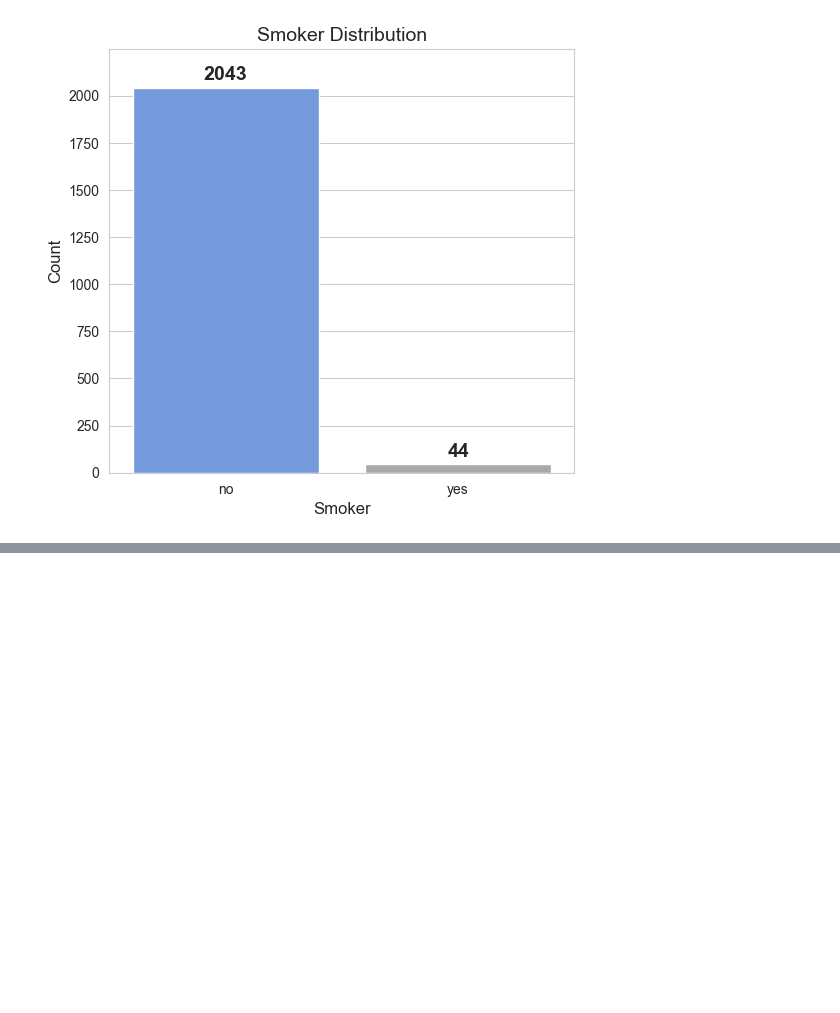
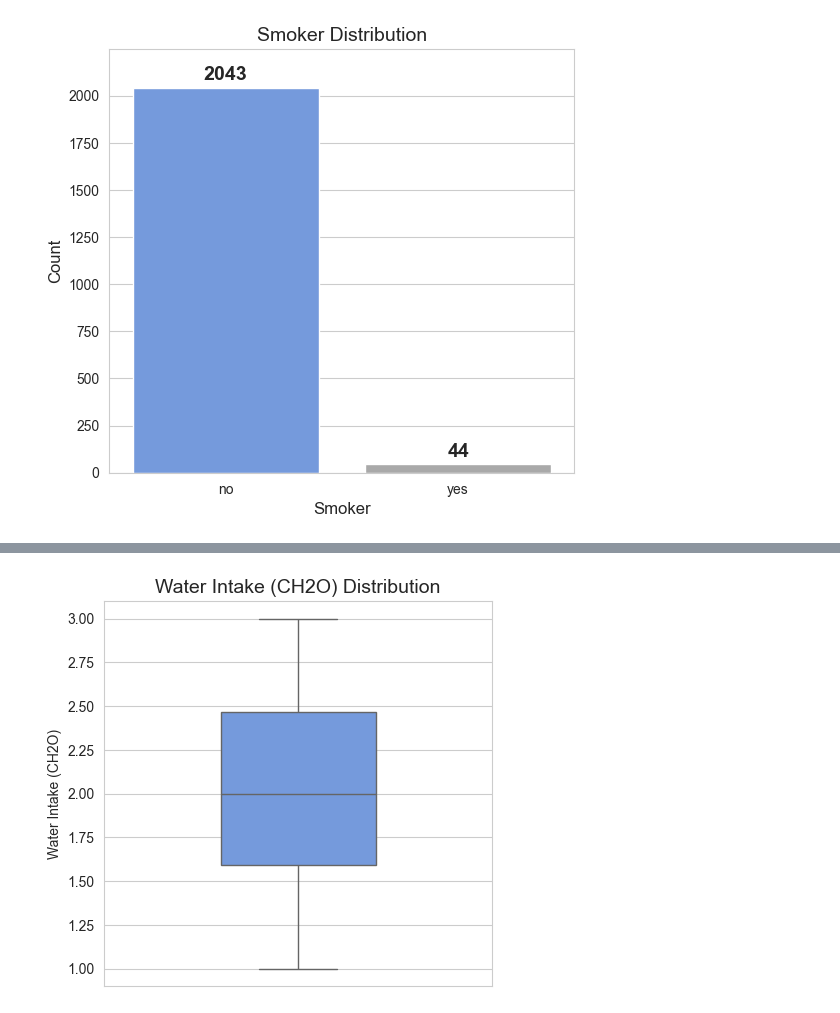
Before and after one commit to arsiimam/Obesity-Factors-Analysis, a Jupyter notebook: Notebooks/data_cleaning.ipynb, the cells around one changed output, grey strips where cells are left out. Cells and saved outputs as stored; diff of their text form; code cells hidden in the pictures; blank space fills up the shorter version.

Commit message:
Update data_cleaning.ipynb: Add Data distribution for Water Intake (CH2O)

```diff
--- a/Notebooks/data_cleaning.ipynb
+++ b/Notebooks/data_cleaning.ipynb
@@ -710,0 +725,16 @@ plt.show()
+# %%
+# Set a clean and readable style for the plot
+sns.set_style("whitegrid")
+
+# Create a larger vertical box plot to visualize the distribution of Age
+plt.figure(figsize=(5, 5))  # Increased figure size
+sns.boxplot(y=df["CH2O"], color="#6495ED", width=0.4)  # Slightly wider box
+
+# Add labels and title for clarity
+plt.ylabel("Water Intake (CH2O)")
+plt.title("Water Intake (CH2O) Distribution", fontsize=14)  # Slightly larger title font
+
+# Display the plot
+plt.show()
+# %% [output]
+[figure, added]
```
Also changed, not shown: parts of 4 cells of this notebook.
